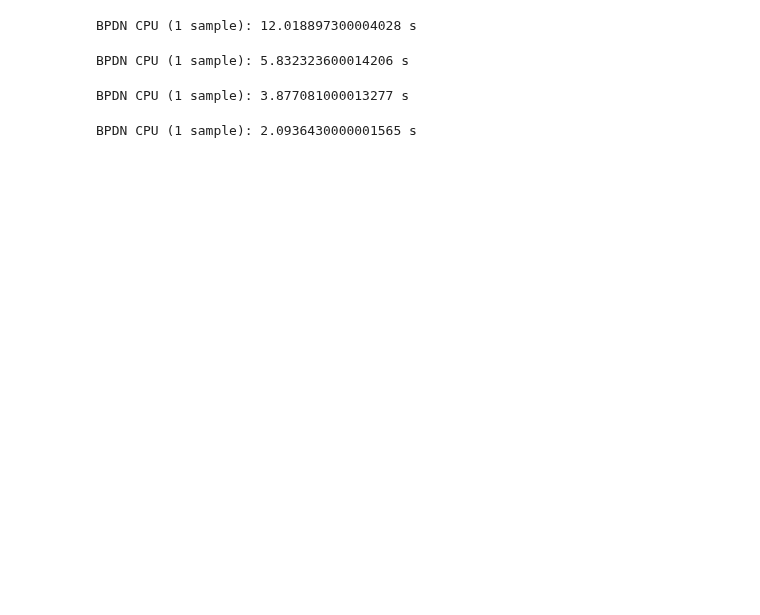
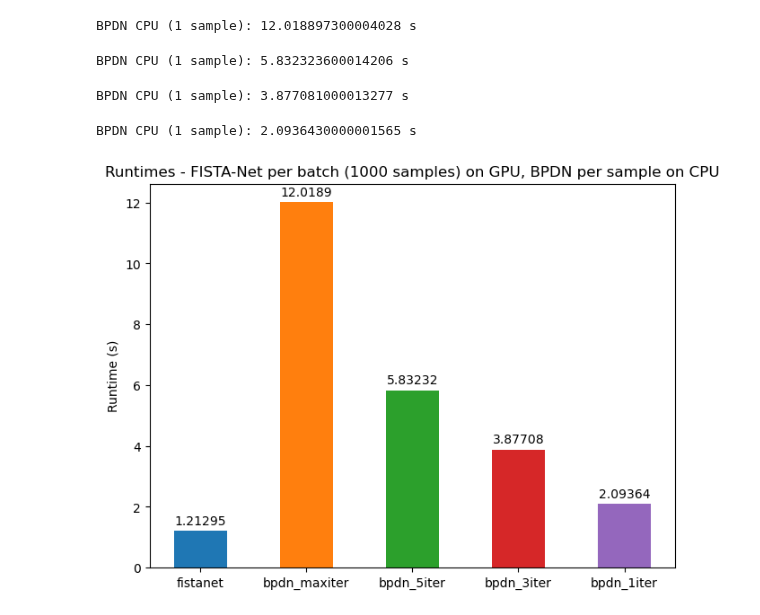
Before and after one commit to galigergergo/ecg-denoising, a Jupyter notebook: workspace/analyze_trained_model.ipynb, the cells around one changed output. Cells and saved outputs as stored; diff of their text form; code cells hidden in the pictures; blank space fills up the shorter version.

Commit message:
Calculated FISTA-Net runtime and finalized runtime comparison barplot

```diff
--- a/workspace/analyze_trained_model.ipynb
+++ b/workspace/analyze_trained_model.ipynb
@@ -262,3 +254,15 @@ stop = timeit.default_timer()
 print('BPDN CPU (1 sample):', stop - start, 's')
 # %% [output]
 BPDN CPU (1 sample): 2.0936430000001565 s
+# %%
+runtimes = {
+    'fistanet': 1.2129542999999998,
+    'bpdn_maxiter': 12.018897300004028,
+    'bpdn_5iter': 5.832323600014206,
+    'bpdn_3iter': 3.877081000013277,
+    'bpdn_1iter': 2.0936430000001565,
+}
+# %%
+plot_bar_comp(runtimes, 'Runtime (s)', 'Runtimes - FISTA-Net per batch (1000 samples) on GPU, BPDN per sample on CPU')
+# %% [output]
+[figure, added]
```
Also changed, not shown: parts of 2 cells of this notebook, 2 other files.
